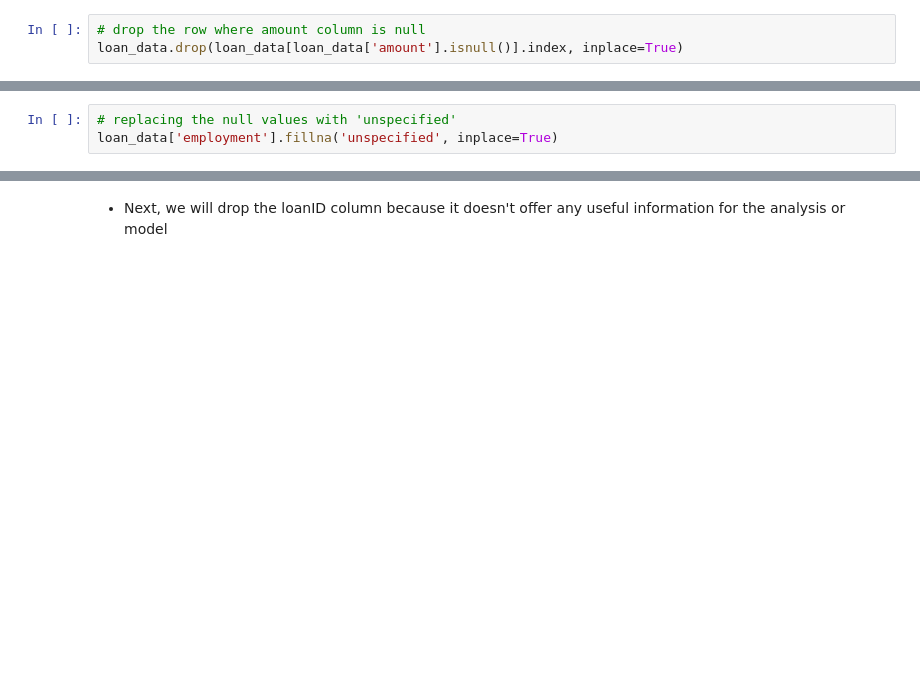
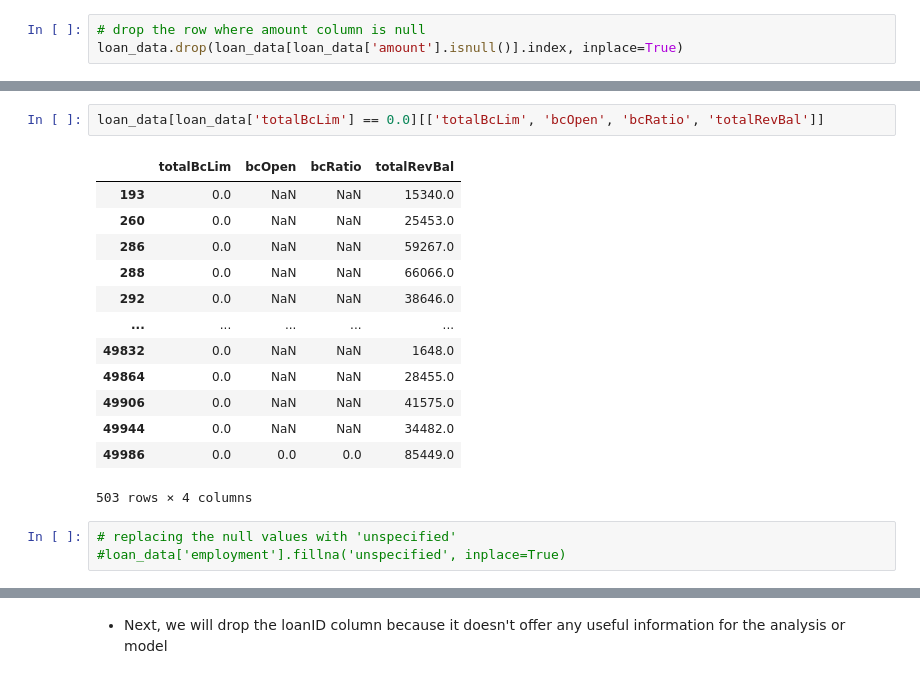
Before and after one commit to AlbertHunduza/Loan-Default-AI, a Jupyter notebook: Exploratory_Data_Analysis.ipynb, the cells around one changed output, grey strips where cells are left out. Drawn from its saved outputs; the diff is of its cells as text; blank space fills up the shorter version.

```diff
--- a/Exploratory_Data_Analysis.ipynb
+++ b/Exploratory_Data_Analysis.ipynb
@@ -115,3 +189,19 @@ Name: employment, Length: 21400, dtype: int64
+# %%
+loan_data[loan_data['totalBcLim'] == 0.0][['totalBcLim', 'bcOpen', 'bcRatio', 'totalRevBal']]
+# %% [output]
+|  | totalBcLim | bcOpen | bcRatio | totalRevBal |
+| 193 | 0.0 | NaN | NaN | 15340.0 |
+| 260 | 0.0 | NaN | NaN | 25453.0 |
+| 286 | 0.0 | NaN | NaN | 59267.0 |
+| 288 | 0.0 | NaN | NaN | 66066.0 |
+| 292 | 0.0 | NaN | NaN | 38646.0 |
+| ... | ... | ... | ... | ... |
+| 49832 | 0.0 | NaN | NaN | 1648.0 |
+| 49864 | 0.0 | NaN | NaN | 28455.0 |
+| 49906 | 0.0 | NaN | NaN | 41575.0 |
+| 49944 | 0.0 | NaN | NaN | 34482.0 |
+| 49986 | 0.0 | 0.0 | 0.0 | 85449.0 |
+503 rows × 4 columns
 # %%
 # replacing the null values with 'unspecified'
-loan_data['employment'].fillna('unspecified', inplace=True)
+#loan_data['employment'].fillna('unspecified', inplace=True)
```
Also changed, not shown: parts of 15 cells of this notebook.
